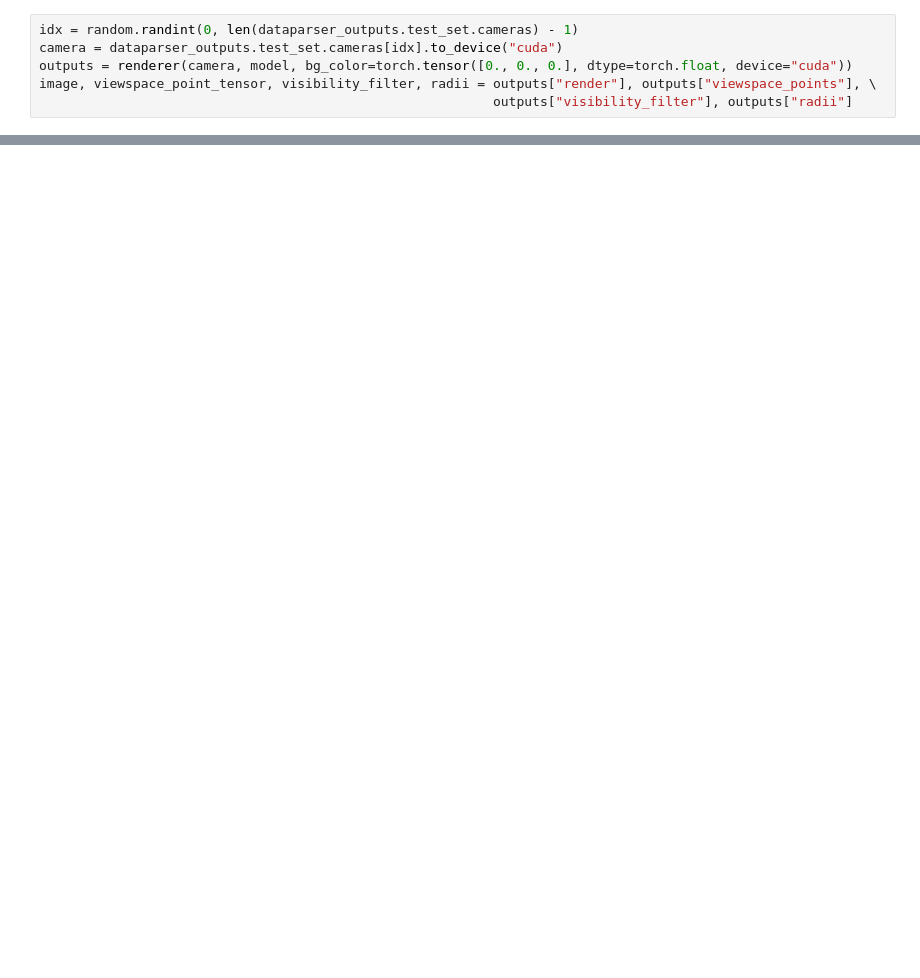
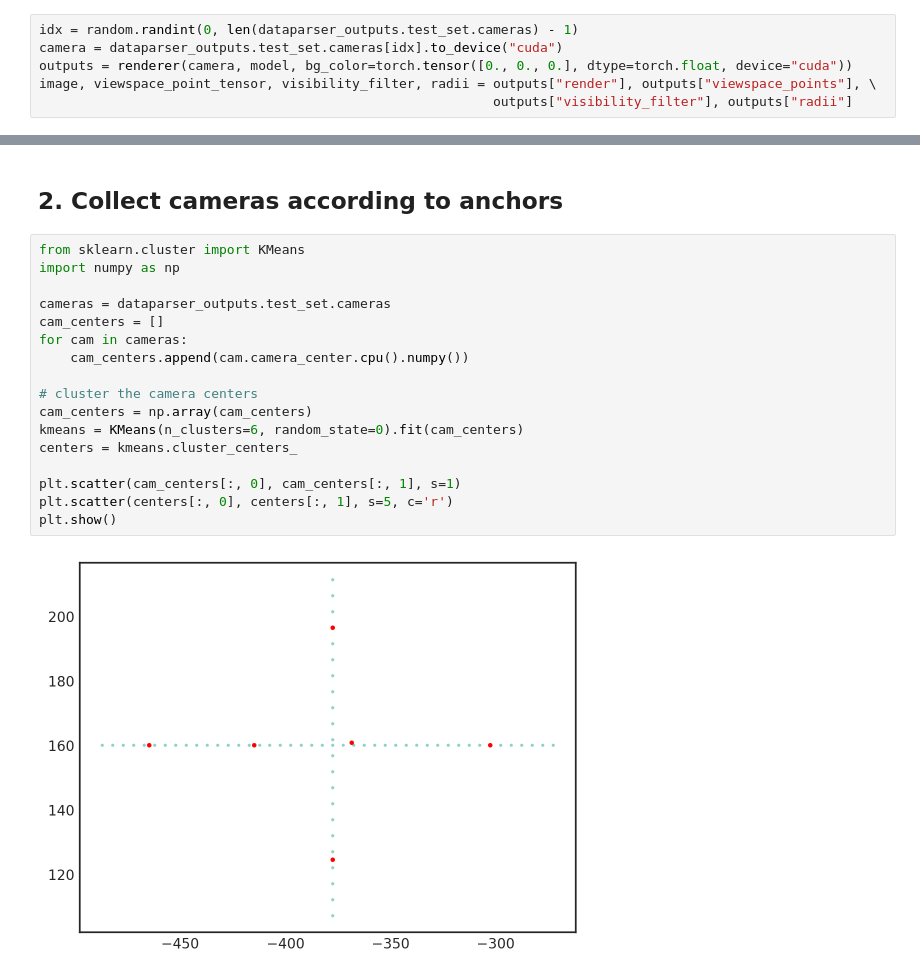
Before and after one commit to DekuLiuTesla/CityGaussian, a Jupyter notebook: notebooks/vis_overlap.ipynb, the cells around one changed output, grey strips where cells are left out. Drawn from its saved outputs; the diff is of its cells as text; blank space fills up the shorter version.

```diff
--- a/notebooks/vis_overlap.ipynb
+++ b/notebooks/vis_overlap.ipynb
@@ -89,0 +92,21 @@ plt.ylim(-100, 400)
+# %% [markdown]
+## 2. Collect cameras according to anchors
+# %%
+from sklearn.cluster import KMeans
+import numpy as np
+
+cameras = dataparser_outputs.test_set.cameras
+cam_centers = []
+for cam in cameras:
+    cam_centers.append(cam.camera_center.cpu().numpy())
+
+# cluster the camera centers
+cam_centers = np.array(cam_centers)
+kmeans = KMeans(n_clusters=6, random_state=0).fit(cam_centers)
+centers = kmeans.cluster_centers_
+
+plt.scatter(cam_centers[:, 0], cam_centers[:, 1], s=1)
+plt.scatter(centers[:, 0], centers[:, 1], s=5, c='r')
+plt.show()
+# %% [output]
+[figure, added]
```
Also changed, not shown: parts of 4 cells of this notebook.
